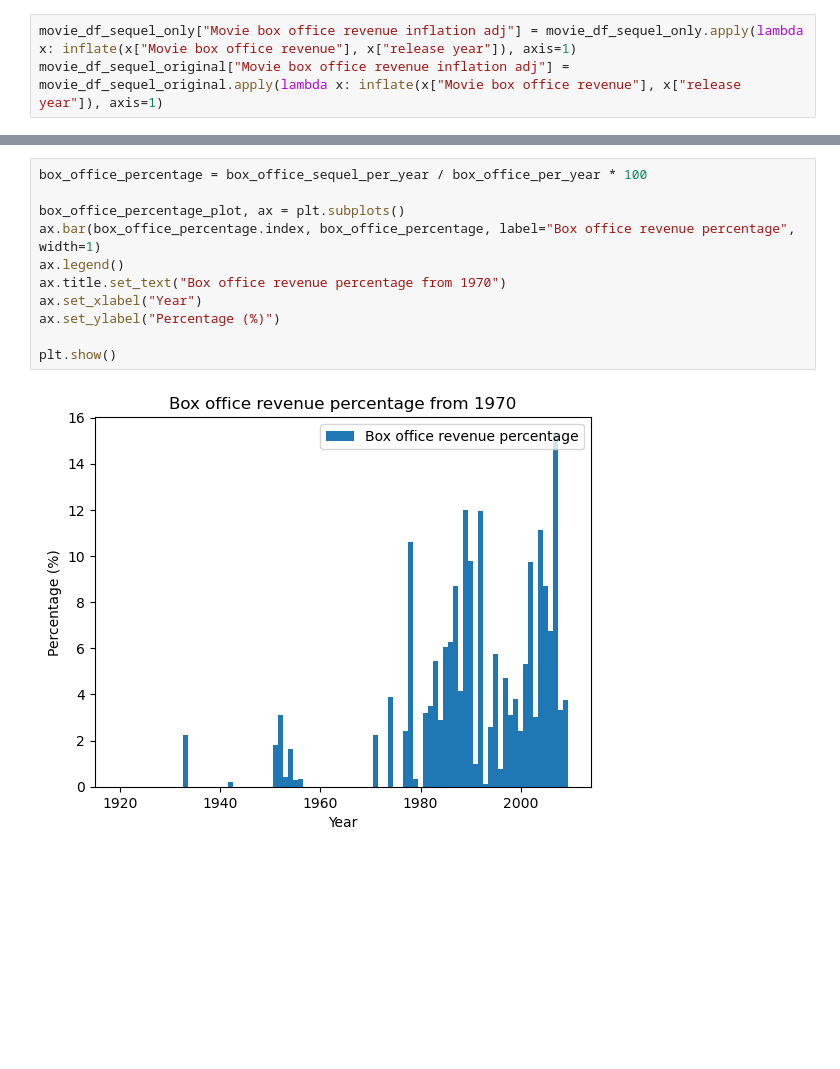
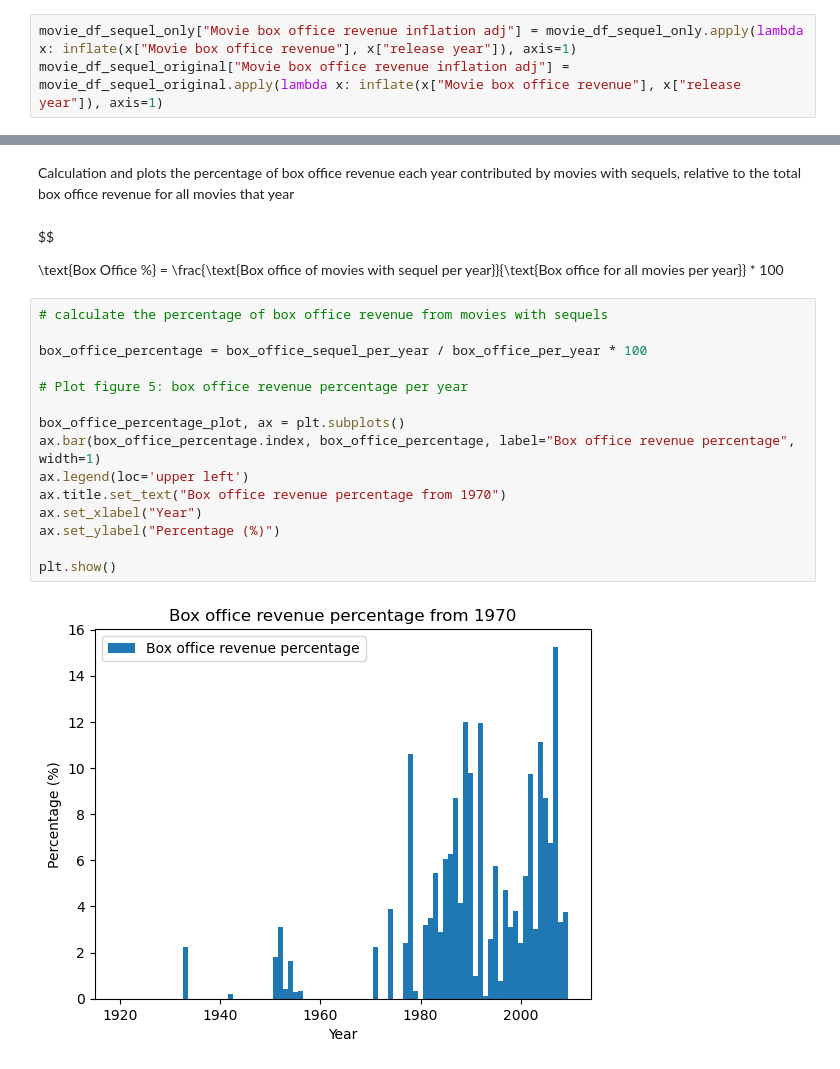
Before and after one commit to epfl-ada/ada-2024-project-onceuponatimeindata, a Jupyter notebook: dat_analysis.ipynb, the cells around one changed output, grey strips where cells are left out. Saved outputs shown, nothing was run; the diff lists cells and outputs as text; blank space fills up the shorter version.

```diff
--- a/dat_analysis.ipynb
+++ b/dat_analysis.ipynb
@@ -131,13 +188,23 @@ plt.show()
+# %% [markdown]
+Calculation and plots the percentage of box office revenue each year contributed by movies with sequels, relative to the total box office revenue for all movies that year
+# %% [markdown]
+$$
+
+\text{Box Office \%} = \frac{\text{Box office of movies with sequel per year}}{\text{Box office for all movies per year}} * 100
 # %%
+# calculate the percentage of box office revenue from movies with sequels
+
 box_office_percentage = box_office_sequel_per_year / box_office_per_year * 100
+
+# Plot figure 5: box office revenue percentage per year
 
 box_office_percentage_plot, ax = plt.subplots()
 ax.bar(box_office_percentage.index, box_office_percentage, label="Box office revenue percentage", width=1)
-ax.legend()
+ax.legend(loc='upper left')
 ax.title.set_text("Box office revenue percentage from 1970")
 ax.set_xlabel("Year")
 ax.set_ylabel("Percentage (%)")
 
 plt.show()
 # %% [output]
-[figure, old version]
+[figure, new version]
```
Also changed, not shown: parts of 33 cells of this notebook.
